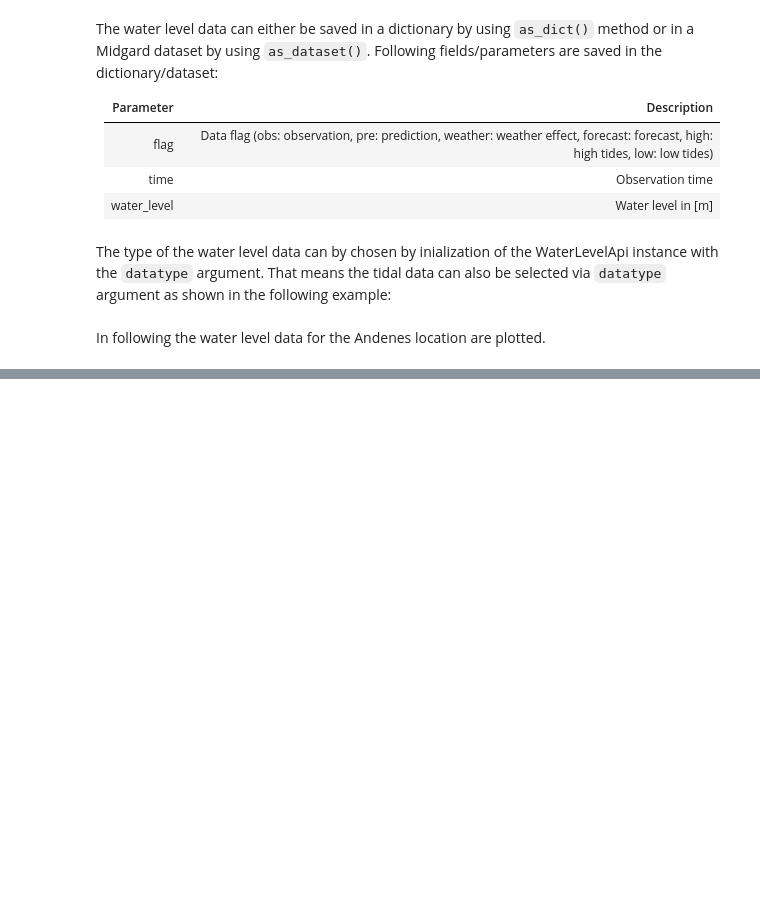
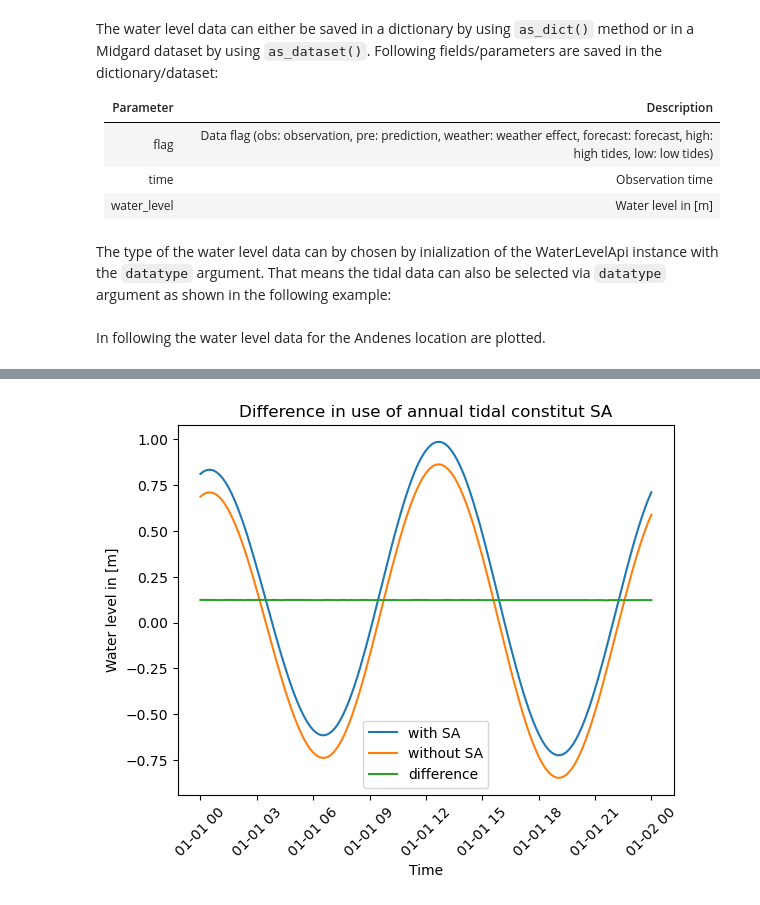
Before and after one commit to kartverket/midgard, a Jupyter notebook: notebooks/api/water_level_api.ipynb, the cells around one changed output, grey strips where cells are left out. Cells and saved outputs as stored; diff of their text form; code cells hidden in the pictures; blank space fills up the shorter version.

```diff
--- a/notebooks/api/water_level_api.ipynb
+++ b/notebooks/api/water_level_api.ipynb
@@ -198,0 +207,60 @@ plt.show()
+# %%
+# Get instance of WaterLevelApi class for given location WITHOUT using annual tidal SA coefficients
+api = water_level_api.WaterLevelApi(
+        file_path=file_path,
+        date_from=datetime(2025, 1, 1),
+        date_to=datetime(2025, 1, 2),
+        latitude=69.326067,
+        longitude=16.134848,
+        datatype="pre",
+        reference_level="mean_sea_level",
+        interval=10,
+        no_annual_tidal=False,
+)
+
+# Get data as dataset
+dset_sa = api.as_dataset()
+
+# Get instance of WaterLevelApi class for given location BY using annual tidal SA coefficients
+api = water_level_api.WaterLevelApi(
+        file_path=file_path,
+        date_from=datetime(2025, 1, 1),
+        date_to=datetime(2025, 1, 2),
+        latitude=69.326067,
+        longitude=16.134848,
+        datatype="pre",
+        reference_level="mean_sea_level",
+        interval=10,
+        no_annual_tidal=True,
+)
+
+# Get data as dataset
+dset_no_sa = api.as_dataset()
+
+# Plot data
+plt.plot(
+        dset_sa.time.datetime,
+        dset_sa.water_level,
+        label="with SA",
+)
+plt.plot(
+        dset_no_sa.time.datetime,
+        dset_no_sa.water_level,
+        label="without SA",
+)
+
+plt.plot(
+        dset_sa.time.datetime,
+        dset_sa.water_level - dset_no_sa.water_level,
+        label="difference",
+)
+plt.title(
+    f"Difference in use of annual tidal constitut SA"
+)
+plt.xlabel("Time")
+plt.ylabel("Water level in [m]")
+plt.xticks(rotation=45)
+plt.legend()
+plt.show()
+# %% [output]
+[figure, added]
```
Also changed, not shown: parts of 2 cells of this notebook.
